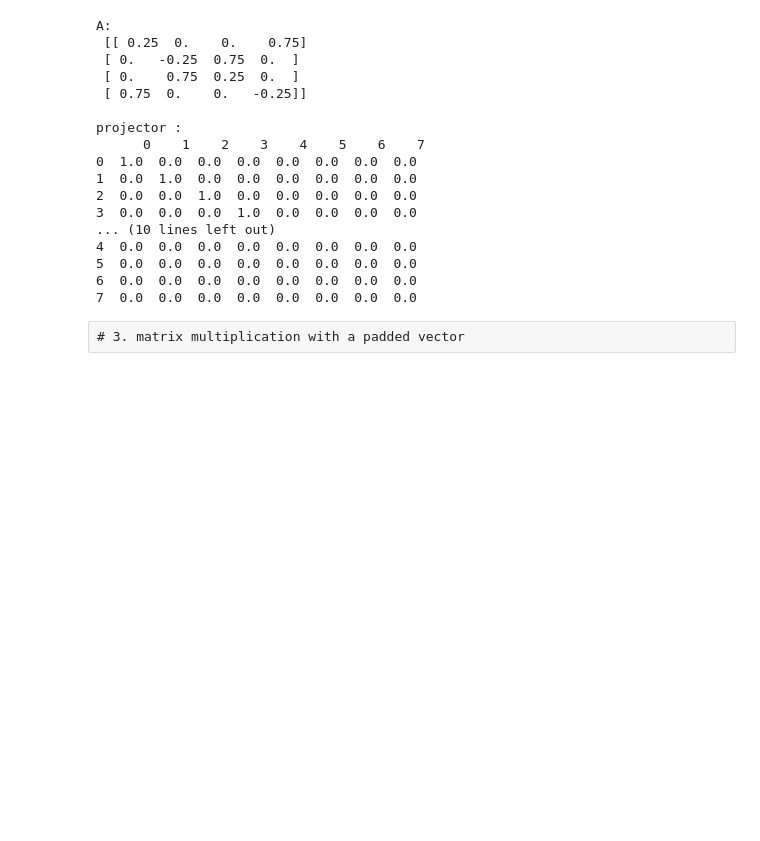
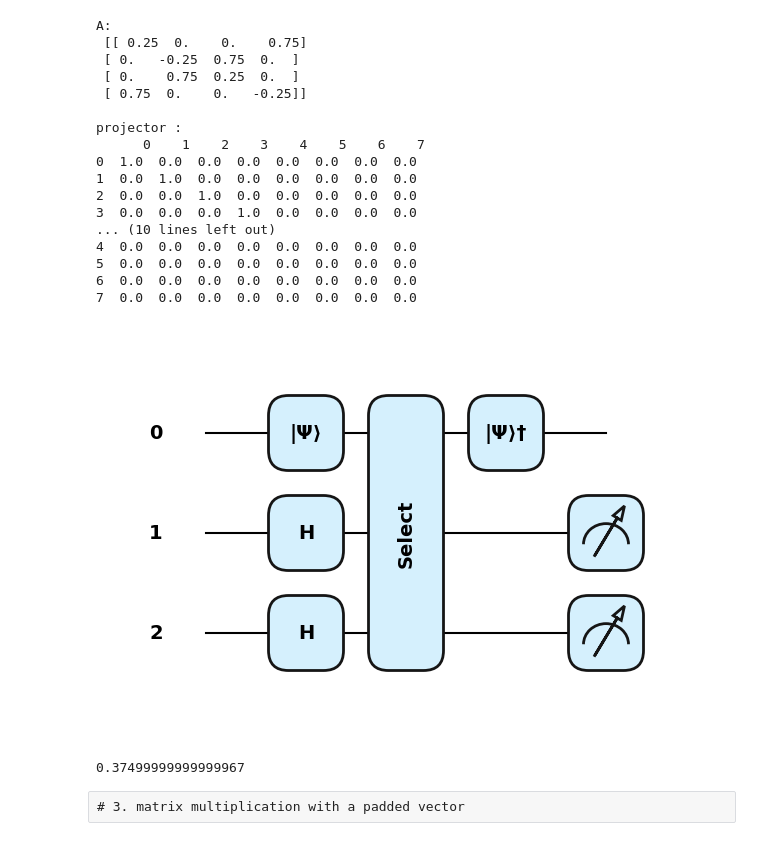
Before and after one commit to 24shiny/Inverse_Laplacian_embedding, a Jupyter notebook: Laplacian_embedding/block_encoding_PL.ipynb, the cells around one changed output. Saved outputs shown, nothing was run; the diff lists cells and outputs as text; code cells hidden in the pictures; blank space fills up the shorter version.

```diff
--- a/Laplacian_embedding/block_encoding_PL.ipynb
+++ b/Laplacian_embedding/block_encoding_PL.ipynb
@@ -216,6 +269,32 @@ projector :
 5  0.0  0.0  0.0  0.0  0.0  0.0  0.0  0.0
 6  0.0  0.0  0.0  0.0  0.0  0.0  0.0  0.0
 7  0.0  0.0  0.0  0.0  0.0  0.0  0.0  0.0
+# %%
+num_iter = 1
+scaling_factor = sum(abs(alphas))
+
+dev2 = qml.device("default.qubit", wires=3)
+H = qml.Hermitian(A, wires=[1,2])
+
+@qml.qnode(dev2)
+def lcu_circuit():  # block_encode
+    qml.Hadamard(1)
+    qml.Hadamard(2)
+
+    for _ in range(num_iter):
+        qml.StatePrep(alphas, wires=0)
+        qml.Select(unitaries, control=0)
+        qml.adjoint(qml.StatePrep(alphas, wires=0))
+
+    return qml.expval(H)
+
+qml.draw_mpl(lcu_circuit, style='pennylane')()
+plt.show()
+
+lcu_circuit()
+# %% [output]
+[figure, added]
+0.37499999999999967
 # %% [raw]
 # 3. matrix multiplication with a padded vector
 # %%
```
Also changed, not shown: parts of 11 cells of this notebook.
